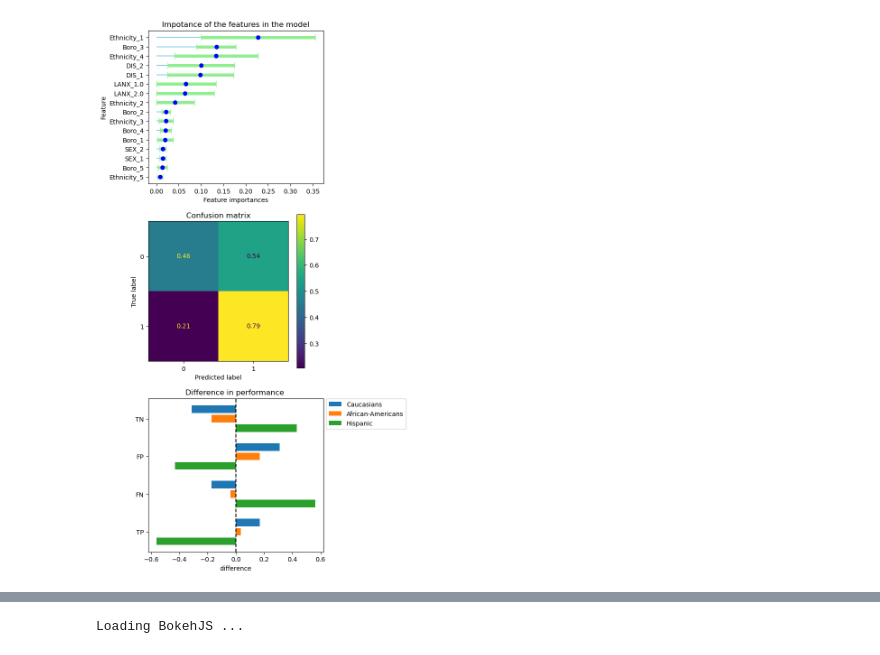
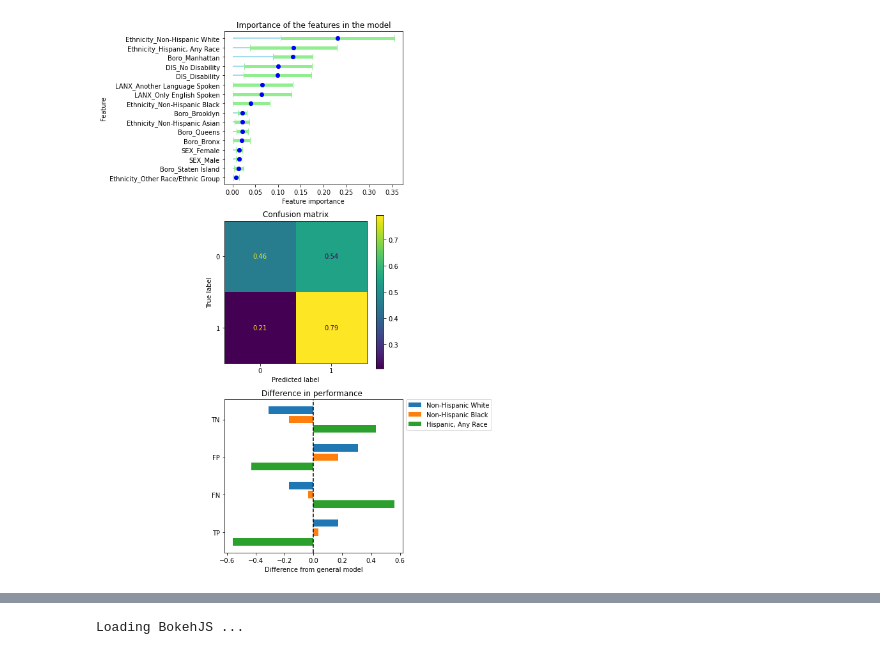
Before and after one commit to MiaMiya/NYC_Education, a Jupyter notebook: NYC_Book/Report2.ipynb, the cells around one changed output, grey strips where cells are left out. Cells and saved outputs as stored; diff of their text form; code cells hidden in the pictures.

```diff
--- a/NYC_Book/Report2.ipynb
+++ b/NYC_Book/Report2.ipynb
@@ -42,4 +44,5 @@ import math
 # %%
+## Read data
 data = pd.read_csv("NYCgov_Poverty_Measure_Data__2015_.csv")
 
 # Adding column for age-group
@@ -52,13 +55,14 @@ data['AgeGroup'] = pd.cut(data['AGEP'], bins=bins, labels=labels, right=True)
 data_adult = data[data['AGEP'] > 24]
 
 # Mapping of different columns
-EducAttain_map = {1:'less than High School',2:'High School Degree',3:'Some College',4:'Bachelors Degree or higher'}
+EducAttain_map = {1:'Less than High School',2:'High School Degree',3:'Some College',4:'Bachelor\'s Degree or higher'}
 SEX_map = {1: 'Male', 2:'Female'}
 Boro_map = {1:'Bronx', 2:'Brooklyn',3:'Manhattan',4:'Queens',5:'Staten Island'}
 Off_Pov_Stat_map = {1:'In Poverty',2:'Not in Poverty'}
 Ethnicity_map = {1:'Non-Hispanic White',2:'Non-Hispanic Black',3:'Non-Hispanic Asian',
     4:'Hispanic, Any Race',5:'Other Race/Ethnic Group'}
-
+LANX_map = {1: 'Another Language Spoken', 2:'Only English Spoken'}
+DIS_map = {1: 'Disability', 2:'No Disability'}
 
 # Adding column of total income
 temp_col = (data_adult['INTP_adj'] + data_adult['SEMP_adj'] + data_adult['WAGP_adj'] +data_adult['RETP_adj'])/1000
@@ -122,16 +119,21 @@ The above-stated thought is morally uncomfortable, but nonetheless, it is the sa
 
 Talking about segregation we can look into our model to see if it is biased, and in which areas it is most biased. In our case, we know that the model is biased since we only included features that should not have an influence. But we can take a look at which features have the most influence, and hence where the model is most biased. Therefore we have plotted the importance of the different features. This is simply a measure of how important each feature is for the prediction.
 # %%
-### ML Model
+## Machine Learning Model
 
-# Data prep
+# Data preperation - Making education binary
 y_debias = data_adult['EducAttain']>2
-# Selecting data for ML model
+# Selecting features for the ML model
 features_debias = ['Ethnicity', 'SEX', 'Boro', 'LANX', 'DIS']
 X_debias = data_adult[features_debias]
 # Drop row with missing values
 X_debias = X_debias.dropna()
-## Transform data
+## Transform categorical data
+X_debias['Ethnicity'] = X_debias['Ethnicity'].map(Ethnicity_map)
+X_debias['SEX'] = X_debias['SEX'].map(SEX_map)
+X_debias['Boro'] = X_debias['Boro'].map(Boro_map)
+X_debias['LANX'] = X_debias['LANX'].map(LANX_map)
+X_debias['DIS'] = X_debias['DIS'].map(DIS_map)
 X_debias = pd.get_dummies(X_debias, columns=['Ethnicity','SEX','Boro','LANX','DIS'])
 
 # Splitting in train/test sets
@@ -161,51 +163,37 @@ random_grid = {'n_estimators': n_estimators,
 
 rfc = RandomForestClassifier()
 
-# Randomized search - Tager lang tid at køre!!!
+# Randomized search - Takes a long time, which is why we do not run it on our webpage, but instead have run it one time and then inputted the optimal values directly on the webpage
 #rf_random = RandomizedSearchCV(estimator = rfc, param_distributions = random_grid, n_iter = 100, cv = 3, verbose=0, random_state=42, n_jobs = -1)
-# Normal rf med bedste parametre
+
+# Normal random forest with the best parameters found from above outcommented randomizes search
 rf_debias = RandomForestClassifier(n_estimators=1800, min_samples_split=5, min_samples_leaf=4, max_features='auto', max_depth=9, bootstrap=False, random_state=42)
 
-# Fit the random search model
-#rf_random.fit(X_train_debias,y_train_debias)
+# Fitting the model to the train data
+#rf_random.fit(X_train_debias,y_train_debias) # For randomized search
 rf_debias.fit(X_train_debias,y_train_debias)
-#print(rf_random.best_params_)
-#best_random = rf_random.best_estimator_
+#best_random = rf_random.best_estimator_ # For randomized search
 
-## Making predictions
-#y_pred_rf_debias = best_random.predict(X_test_debias)
+## Making predictions on the test data
+#y_pred_rf_debias = best_random.predict(X_test_debias) # For randomized search
 y_pred_rf_debias = rf_debias.predict(X_test_debias)
 
-## Evaluating RandomForestClassifier
-#print("RandomForestClassifier:")
-#print("Accuracy is %f" % accuracy_score(y_test_debias,y_pred_rf_debias))
-#print("Precision is %f" % precision_score(y_test_debias,y_pred_rf_debias))
-#print("Recall is %f" % recall_score(y_test_debias,y_pred_rf_debias))
-#print("F1 score is %f" % f1_score(y_test_debias,y_pred_rf_debias))
-
-# Baseline model - All predictions true
-#print("Baseline model:")
-#print("Accuracy is %f" % accuracy_score(y_test_debias, np.full((len(y_test_debias), 1), True)))
-#print("Precision is %f" % precision_score(y_test_debias, np.full((len(y_test_debias), 1), True)))
-#print("Recall is %f" % recall_score(y_test_debias, np.full((len(y_test_debias), 1), True)))
-#print("F1 score is %f" % f1_score(y_test_debias, np.full((len(y_test_debias), 1), True)))
-#print(TPR_FPR(y_test_debias, np.full((len(y_test_debias), 1), True)))
-
-y_hat = y_pred_rf_debias
+y_hat = y_pred_rf_debias # Renaming
+# Getting probabilies
 y_prob = rf_debias.predict_proba(X_test_debias)[:,1]
 
-## Index for Caucasians
-CA_index = X_test_debias['Ethnicity_1']==1
+## Index for white
+CA_index = X_test_debias['Ethnicity_Non-Hispanic White']==1
 y_probs_CA = y_prob[CA_index]
 y_test_CA = y_test_debias[CA_index]
 
-# Index for Hispanic
-HI_index = X_test_debias['Ethnicity_4']==1
+# Index for hispanic
+HI_index = X_test_debias['Ethnicity_Hispanic, Any Race']==1
 y_probs_HI = y_prob[HI_index]
 y_test_HI = y_test_debias[HI_index]
 
-# Index for African American
-AA_index = X_test_debias['Ethnicity_2']==1
+# Index for black
+AA_index = X_test_debias['Ethnicity_Non-Hispanic Black']==1
 y_probs_AA = y_prob[AA_index]
 y_test_AA = y_test_debias[AA_index]
 
@@ -226,6 +214,7 @@ df_fi.loc[df_fi['low'] < 0,'low'] = df_fi.loc[df_fi['low'] < 0,'values']
 ordered_df = df_fi.sort_values(by='values')
 my_range=range(1,len(df_fi.index)+1)
 
+# Creating subplots
 fig, axs = plt.subplots(3,figsize=(5,15))
 
 # The horizontal plot is made using the hline function
@@ -236,11 +225,10 @@ axs[0].errorbar(ordered_df['values'], my_range, xerr = np.array([ordered_df['low
 
 
 # Add titles and axis names
-#plt.yticks(my_range, ordered_df['group'])
 axs[0].set_yticks(my_range)
 axs[0].set_yticklabels(ordered_df['group'])
-axs[0].set_title("Impotance of the features in the model")
-axs[0].set_xlabel('Feature importances')
+axs[0].set_title("Importance of the features in the model")
+axs[0].set_xlabel('Feature importance')
 axs[0].set_ylabel('Feature')
 
 
@@ -250,38 +238,38 @@ TN_tot, FP_tot, FN_tot, TP_tot = confusion_matrix(y_test_debias, y_hat, normaliz
 disp = ConfusionMatrixDisplay(confusion_matrix=confusion_matrix(y_test_debias, y_hat, normalize='true'))
 disp.plot(ax = axs[1])
 axs[1].set_title('Confusion matrix')
 
 
 plt.rcdefaults()
 
 ## Compute the difference in confusion matrix
 y_hat_AA_bf = y_hat[AA_index]
 y_hat_CA_bf = y_hat[CA_index]
 y_hat_HI_bf = y_hat[HI_index]
 
 DTN_ca, DFP_ca, DFN_ca, DTP_ca = (confusion_matrix(y_test_CA, y_hat_CA_bf,normalize='true') - confusion_matrix(y_test_debias, y_hat,normalize='true')).ravel()
 DTN_aa, DFP_aa, DFN_aa, DTP_aa = (confusion_matrix(y_test_AA, y_hat_AA_bf,normalize='true') - confusion_matrix(y_test_debias, y_hat,normalize='true')).ravel()
 DTN_hi, DFP_hi, DFN_hi, DTP_hi = (confusion_matrix(y_test_HI, y_hat_HI_bf,normalize='true') - confusion_matrix(y_test_debias, y_hat,normalize='true')).ravel()
 
-## Difference in TP etc.
+## Difference in performance labels
 people = ('TN','FP', 'FN', 'TP')
 y_pos = np.arange(len(people))*4
 performance_ca = [DTN_ca, DFP_ca, DFN_ca, DTP_ca ]
 performance_aa = [DTN_aa, DFP_aa, DFN_aa, DTP_aa ]
 performance_hi = [DTN_hi, DFP_hi, DFN_hi, DTP_hi ]
 
-axs[2].barh(y_pos, performance_ca, align='center', label = 'Caucasians')
-axs[2].barh(y_pos+1, performance_aa, align='center', label ='African-Americans')
-axs[2].barh(y_pos+2, performance_hi, align='center', label ='Hispanic')
+# Layout and show plot
+axs[2].barh(y_pos, performance_ca, align='center', label = 'Non-Hispanic White')
+axs[2].barh(y_pos+1, performance_aa, align='center', label ='Non-Hispanic Black')
+axs[2].barh(y_pos+2, performance_hi, align='center', label ='Hispanic, Any Race')
 axs[2].set_yticks(y_pos+1)
 axs[2].set_yticklabels(people)
 axs[2].invert_yaxis()  # labels read top-to-bottom
-axs[2].set_xlabel('difference')
+axs[2].set_xlabel('Difference from general model')
 axs[2].set_title('Difference in performance ')
 axs[2].axvline(x=0, color = 'black', linestyle = '--')
-
 axs[2].legend(loc='center left', bbox_to_anchor=(1, 0.9))
 plt.show()
 # %% [output]
-[figure, old version]
+[figure, new version]
 # %% [markdown]
```
Also changed, not shown: parts of 13 cells of this notebook, 2 other files.
